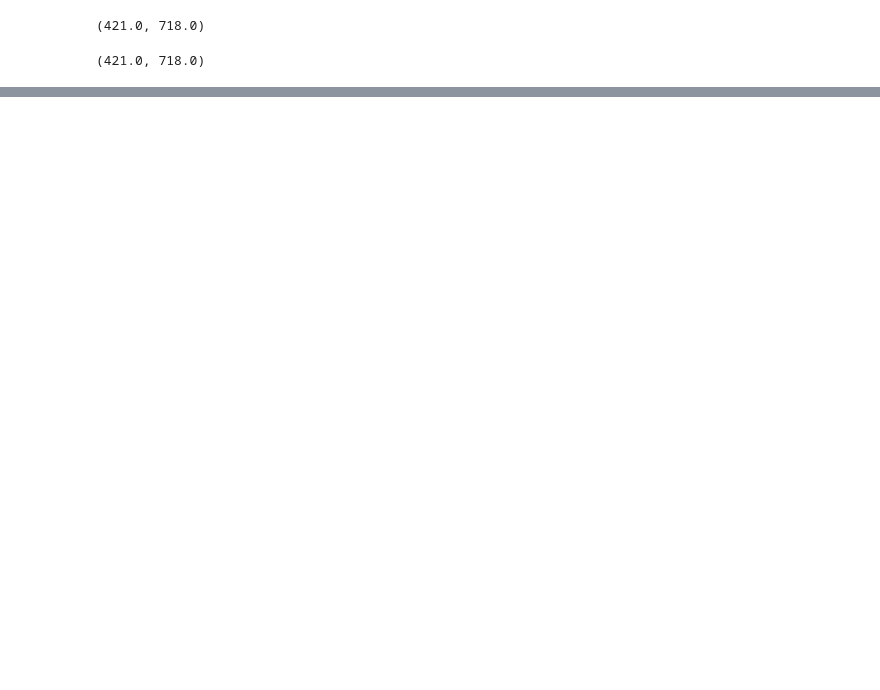
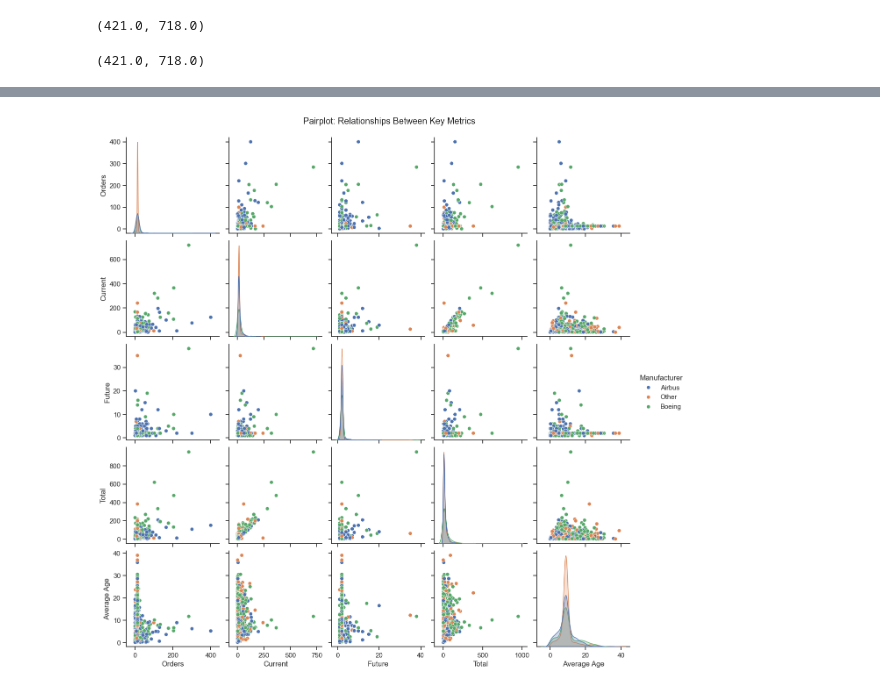
Before and after one commit to akhi-raj/boeing-vs-airbus-analysis, a Jupyter notebook: notebook/boeing_vs_airbus.ipynb, the cells around one changed output, grey strips where cells are left out. Drawn from its saved outputs; the diff is of its cells as text; code cells hidden in the pictures; blank space fills up the shorter version.

```diff
--- a/notebook/boeing_vs_airbus.ipynb
+++ b/notebook/boeing_vs_airbus.ipynb
@@ -438,0 +521,6 @@ df.groupby('Aircraft Type')['Total Orders'].sum().sort_values(ascending=False).h
+# %%
+sns.pairplot(df[['Orders', 'Current', 'Future', 'Total', 'Average Age', 'Manufacturer']], hue='Manufacturer')
+plt.suptitle('Pairplot: Relationships Between Key Metrics', y=1.02)
+plt.show()
+# %% [output]
+[figure, added]
```
Also changed, not shown: parts of 24 cells of this notebook.
